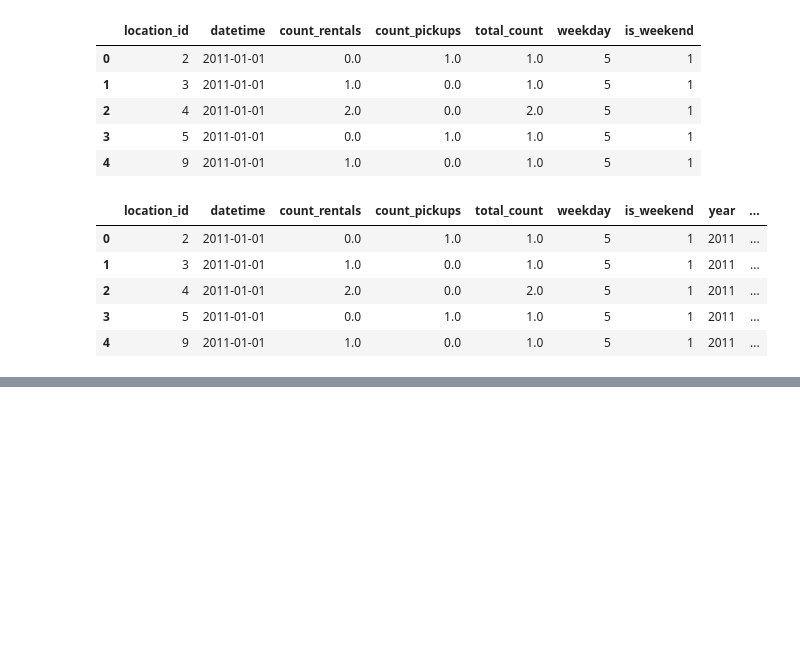
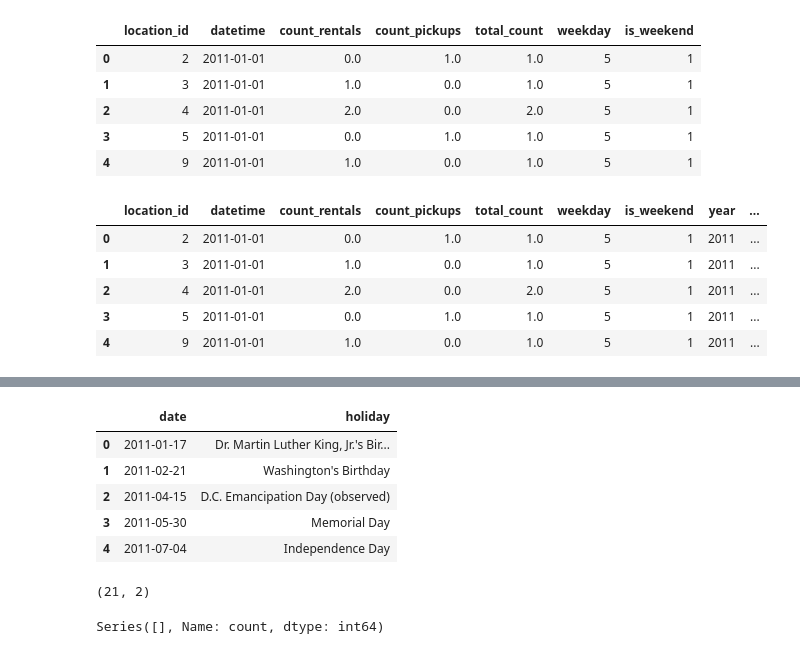
Before and after one commit to jayeshmanani/MLOps-Level3, a Jupyter notebook: week-2/eda.ipynb, the cells around one changed output, grey strips where cells are left out. Cells and saved outputs as stored; diff of their text form; code cells hidden in the pictures; blank space fills up the shorter version.

```diff
--- a/week-2/eda.ipynb
+++ b/week-2/eda.ipynb
@@ -289,0 +280,16 @@ merged_data
+# %%
+holiday_data = data_import_csv(constants.F_HOLIDAYS)
+holiday_data.drop(columns=["id"], inplace=True)
+holiday_data["date"] = pd.to_datetime(holiday_data["date"])
+holiday_data.head()
+# %% [output]
+|  | date | holiday |
+| 0 | 2011-01-17 | Dr. Martin Luther King, Jr.'s Bir... |
+| 1 | 2011-02-21 | Washington's Birthday |
+| 2 | 2011-04-15 | D.C. Emancipation Day (observed) |
+| 3 | 2011-05-30 | Memorial Day |
+| 4 | 2011-07-04 | Independence Day |
+# %%
+holiday_data.shape
+# %% [output]
+(21, 2)
@@ -289,0 +303,4 @@ merged_data
+# %%
+testing.holiday.value_counts()
+# %% [output]
+Series([], Name: count, dtype: int64)
```
Also changed, not shown: parts of 18 cells of this notebook, 6 other files.
